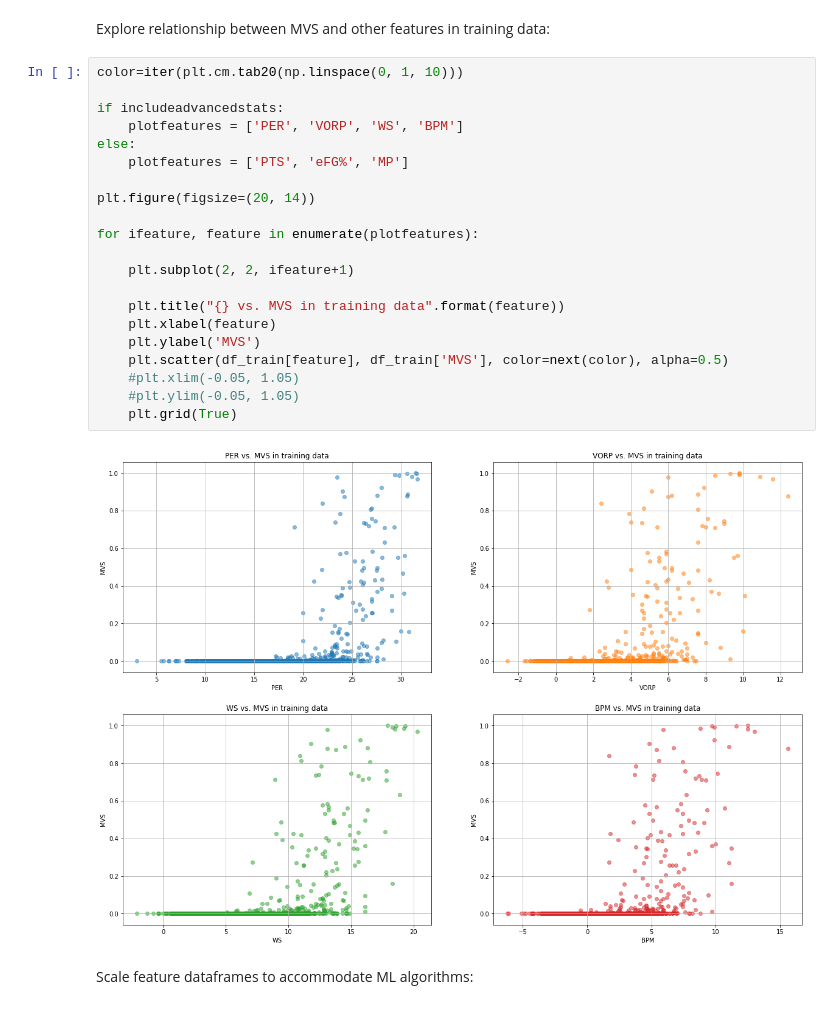
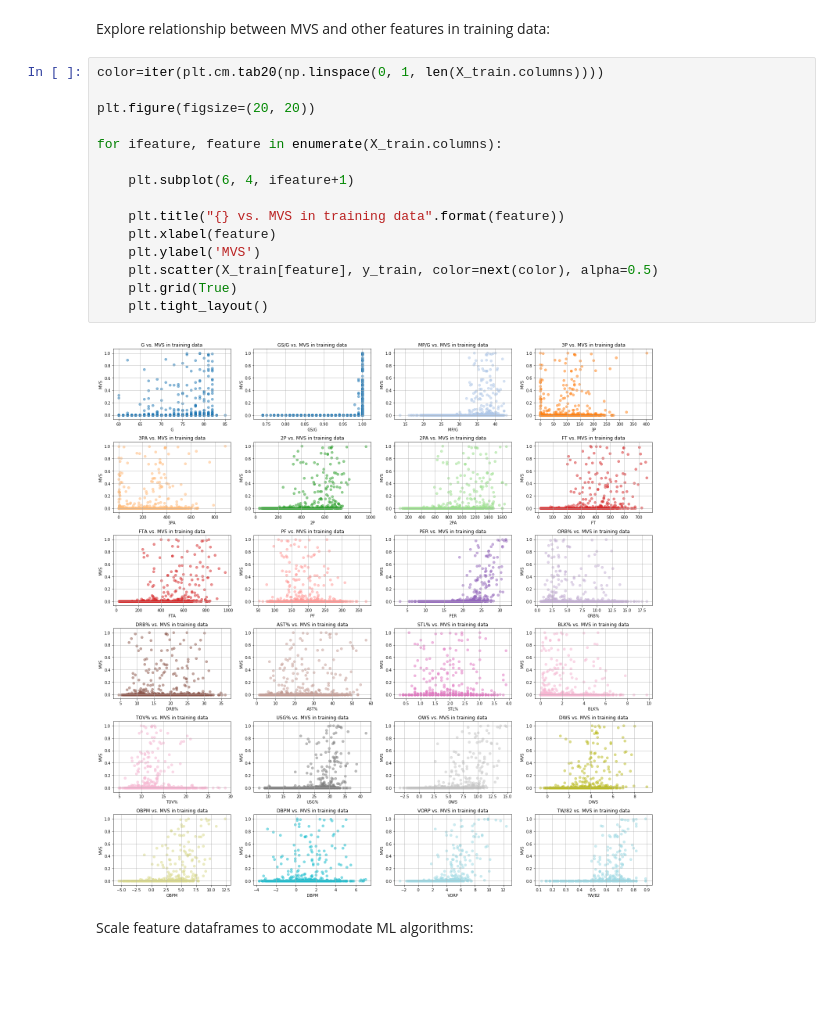
Before and after one commit to gmalim/NBA_analysis, a Jupyter notebook: NBA_MVP.ipynb, the cells around one changed output. Saved outputs shown, nothing was run; the diff lists cells and outputs as text; blank space fills up the shorter version.

```diff
--- a/NBA_MVP.ipynb
+++ b/NBA_MVP.ipynb
@@ -275,28 +270,22 @@ print("--> Model features : ", list(X_train.columns))
 # %% [markdown]
 Explore relationship between MVS and other features in training data:
 # %%
-color=iter(plt.cm.tab20(np.linspace(0, 1, 10)))
+color=iter(plt.cm.tab20(np.linspace(0, 1, len(X_train.columns))))
 
-if includeadvancedstats:
-    plotfeatures = ['PER', 'VORP', 'WS', 'BPM']
-else:
-    plotfeatures = ['PTS', 'eFG%', 'MP']
+plt.figure(figsize=(20, 20))
 
-plt.figure(figsize=(20, 14))
+for ifeature, feature in enumerate(X_train.columns):
 
-for ifeature, feature in enumerate(plotfeatures):
-
-    plt.subplot(2, 2, ifeature+1)
+    plt.subplot(6, 4, ifeature+1)
 
     plt.title("{} vs. MVS in training data".format(feature))
     plt.xlabel(feature)
     plt.ylabel('MVS')
-    plt.scatter(df_train[feature], df_train['MVS'], color=next(color), alpha=0.5)
-    #plt.xlim(-0.05, 1.05)
-    #plt.ylim(-0.05, 1.05)
+    plt.scatter(X_train[feature], y_train, color=next(color), alpha=0.5)
     plt.grid(True)
+    plt.tight_layout()
 # %% [output]
-[figure, old version]
+[figure, new version]
 # %% [markdown]
 Scale feature dataframes to accommodate ML algorithms:
 # %%
```
Also changed, not shown: parts of 20 cells of this notebook, 1 other file.
